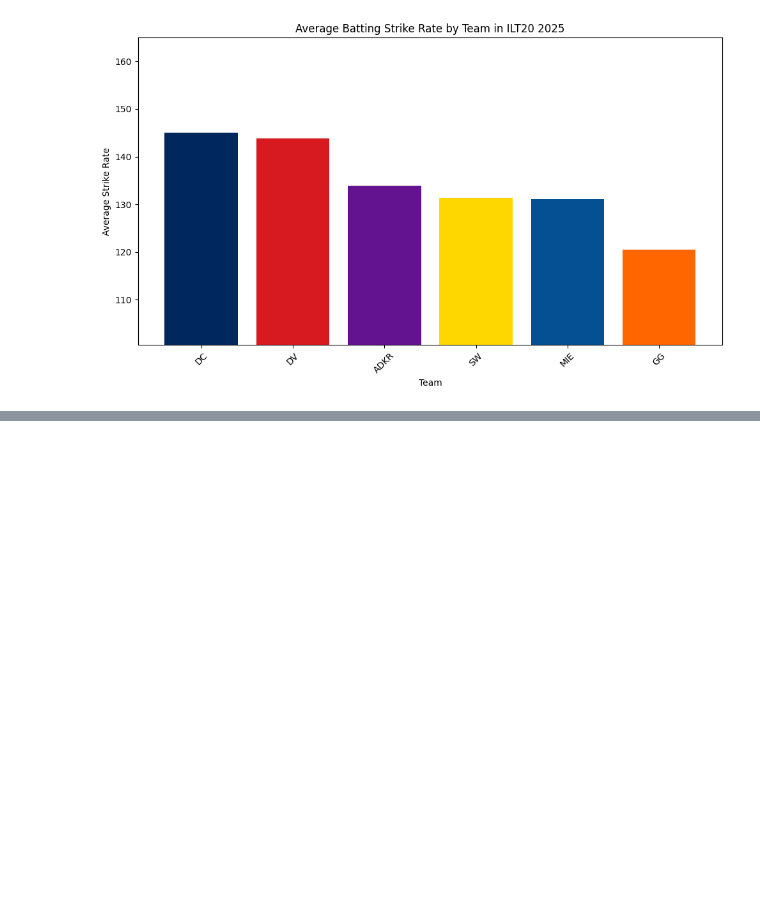
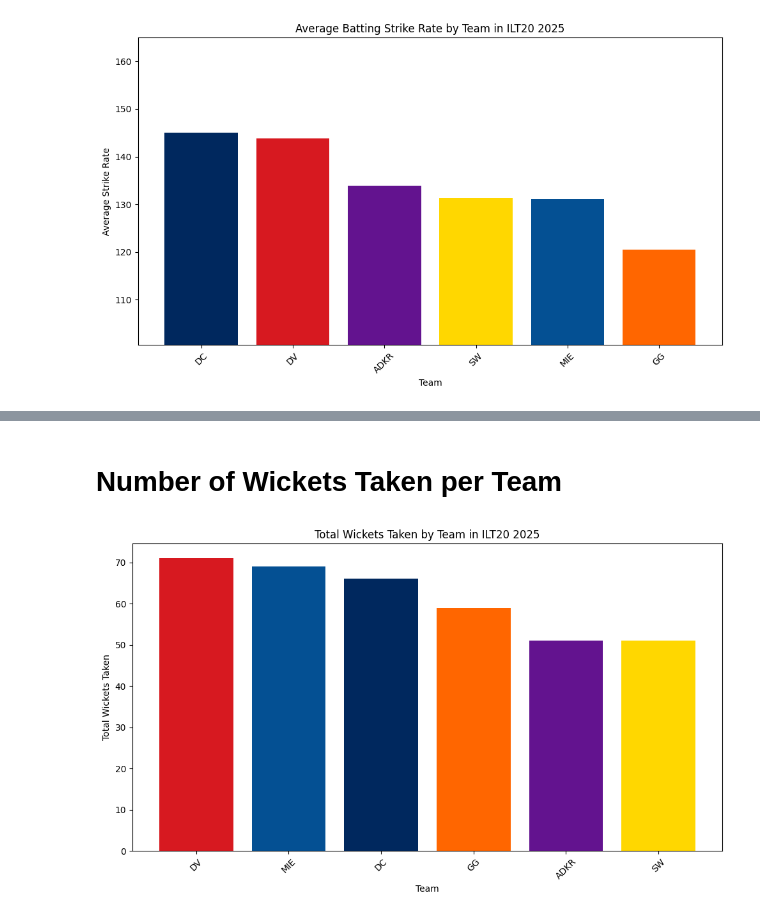
Before and after one commit to andrewgibson06/Data-Science-Final-Project, a Jupyter notebook: data_science_final_project.ipynb, the cells around one changed output, grey strips where cells are left out. Cells and saved outputs as stored; diff of their text form; code cells hidden in the pictures; blank space fills up the shorter version.

```diff
--- a/data_science_final_project.ipynb
+++ b/data_science_final_project.ipynb
@@ -191,0 +221,19 @@ plt.show()
+# %% [markdown]
+# Number of Wickets Taken per Team
+# %%
+#groups the players by team and finds the total wickets taken
+total_wickets_per_team = bowlers.groupby("Team")["Wkts"].sum().sort_values(ascending=False)
+
+#plots
+plt.figure(figsize=(10, 6))
+plt.bar(total_wickets_per_team.index, total_wickets_per_team.values, color=[team_colours[team] for team in total_wickets_per_team.index])
+plt.xlabel("Team")
+plt.ylabel("Total Wickets Taken")
+plt.title("Total Wickets Taken by Team in ILT20 2025")
+plt.xticks(rotation=45)
+
+
+plt.tight_layout()
+plt.show()
+# %% [output]
+[figure, added]
```
Also changed, not shown: parts of 5 cells of this notebook.
